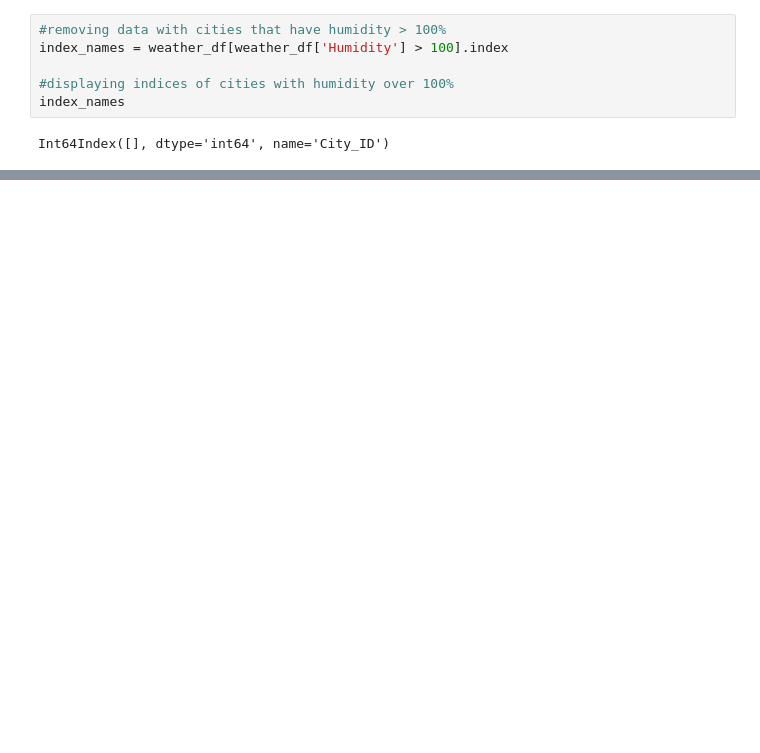
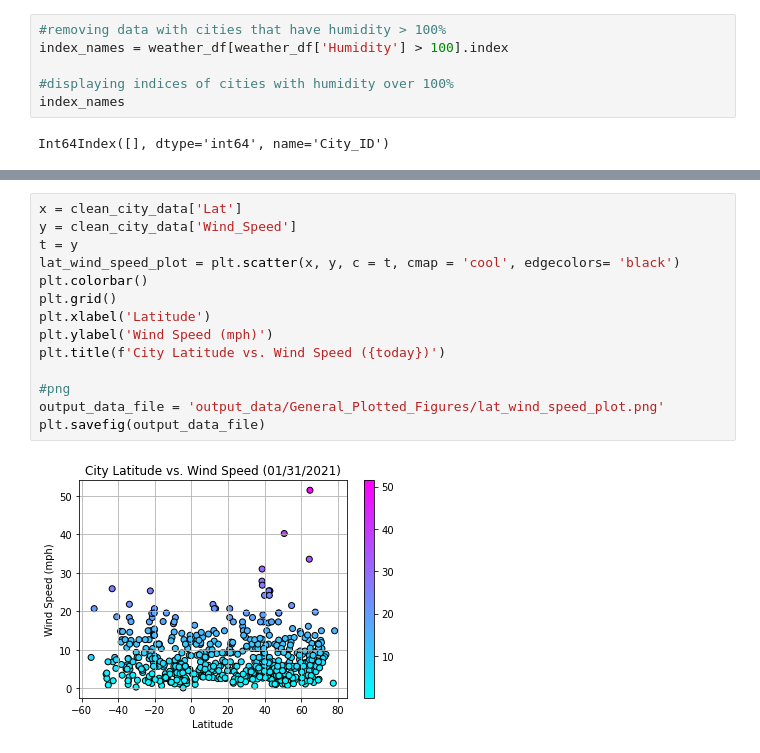
Before and after one commit to kylagelev/python-api-challenge, a Jupyter notebook: WeatherPy/WeatherPy.ipynb, the cells around one changed output, grey strips where cells are left out. Saved outputs shown, nothing was run; the diff lists cells and outputs as text; blank space fills up the shorter version.

```diff
--- a/WeatherPy/WeatherPy.ipynb
+++ b/WeatherPy/WeatherPy.ipynb
@@ -257,0 +311,16 @@ clean_city_data
+# %%
+x = clean_city_data['Lat']
+y = clean_city_data['Wind_Speed']
+t = y
+lat_wind_speed_plot = plt.scatter(x, y, c = t, cmap = 'cool', edgecolors= 'black')
+plt.colorbar()
+plt.grid()
+plt.xlabel('Latitude')
+plt.ylabel('Wind Speed (mph)')
+plt.title(f'City Latitude vs. Wind Speed ({today})')
+
+#png
+output_data_file = 'output_data/General_Plotted_Figures/lat_wind_speed_plot.png'
+plt.savefig(output_data_file)
+# %% [output]
+[figure, added]
```
Also changed, not shown: parts of 20 cells of this notebook, 13 other files.
